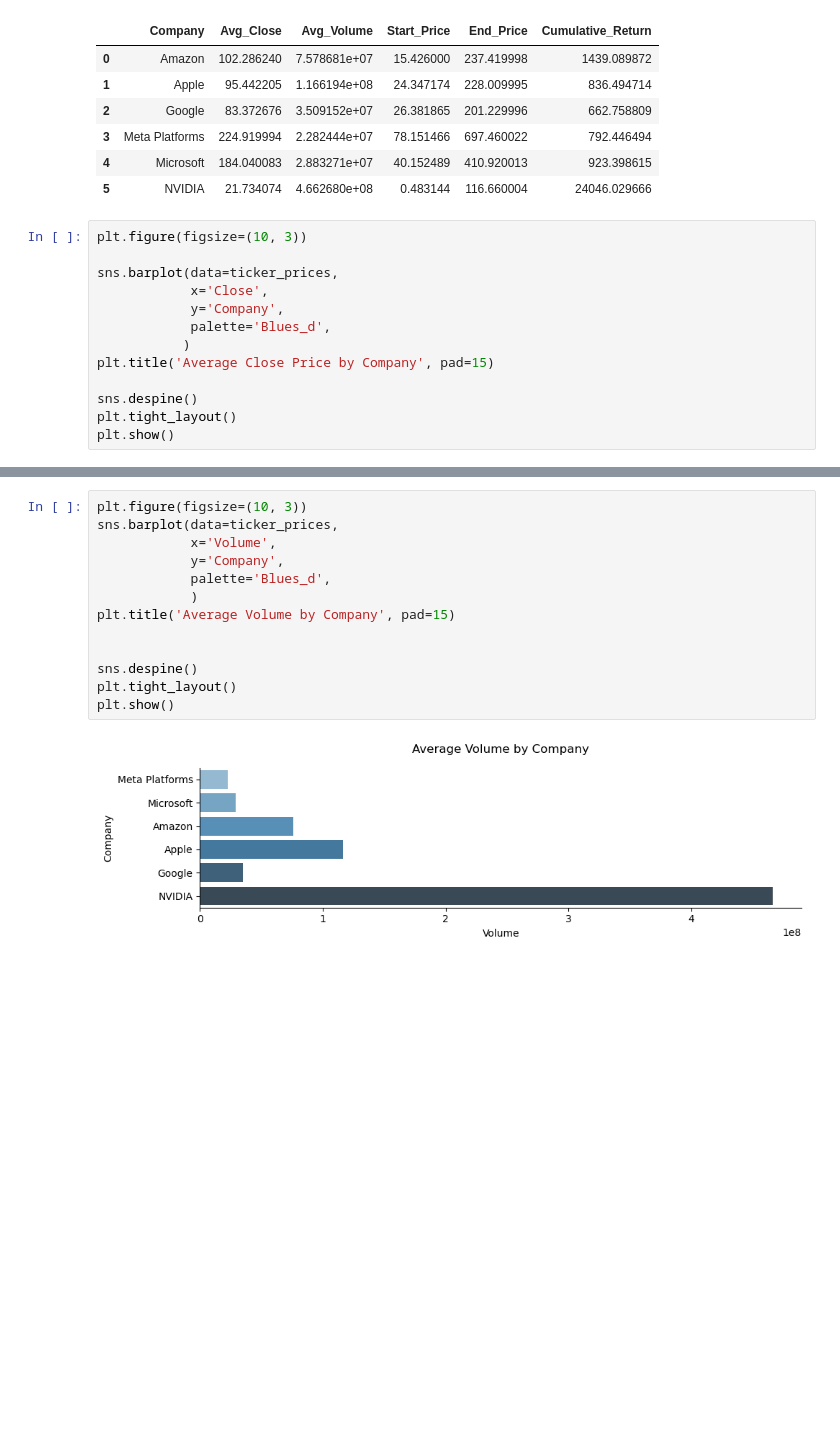
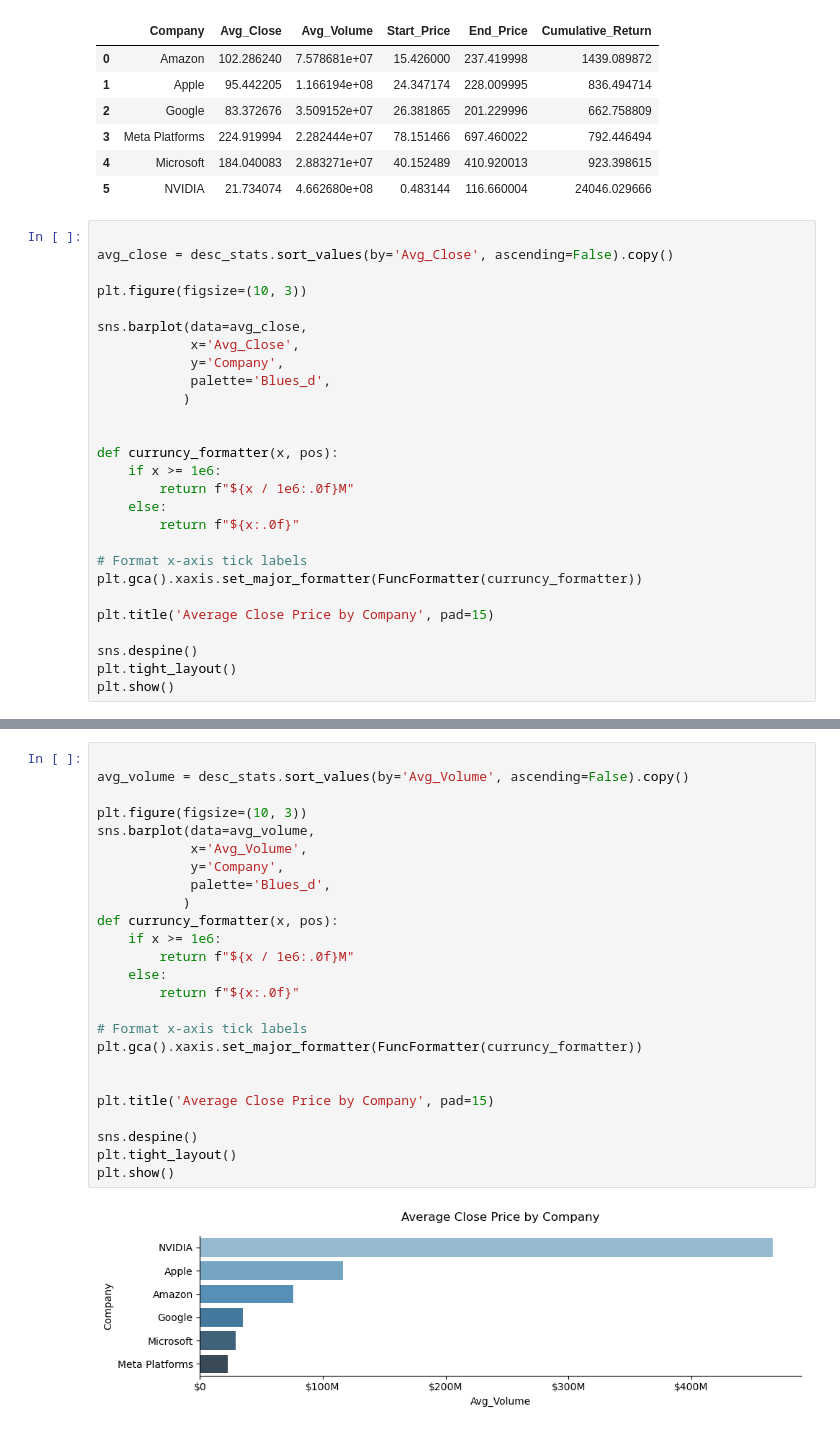
Before and after one commit to modyreturn/Stock-Market-Analysis, a Jupyter notebook: Stock_Analysis.ipynb, the cells around one changed output, grey strips where cells are left out. Saved outputs shown, nothing was run; the diff lists cells and outputs as text; blank space fills up the shorter version.

```diff
--- a/Stock_Analysis.ipynb
+++ b/Stock_Analysis.ipynb
@@ -147,13 +148,27 @@ desc_stats
 | 4 | Microsoft | 184.040083 | 2.883271e+07 | 40.152489 | 410.920013 | 923.398615 |
 | 5 | NVIDIA | 21.734074 | 4.662680e+08 | 0.483144 | 116.660004 | 24046.029666 |
 # %%
+
+avg_close = desc_stats.sort_values(by='Avg_Close', ascending=False).copy()
+
 plt.figure(figsize=(10, 3))
 
-sns.barplot(data=ticker_prices,
-            x='Close',
+sns.barplot(data=avg_close,
+            x='Avg_Close',
             y='Company',
             palette='Blues_d',
            )
+
+
+def curruncy_formatter(x, pos):
+    if x >= 1e6:
+        return f"${x / 1e6:.0f}M"
+    else:
+        return f"${x:.0f}"
+
+# Format x-axis tick labels
+plt.gca().xaxis.set_major_formatter(FuncFormatter(curruncy_formatter))
+
 plt.title('Average Close Price by Company', pad=15)
 
 sns.despine()
@@ -164,15 +179,27 @@ plt.show()
 # %%
+
+avg_volume = desc_stats.sort_values(by='Avg_Volume', ascending=False).copy()
+
 plt.figure(figsize=(10, 3))
-sns.barplot(data=ticker_prices,
-            x='Volume',
+sns.barplot(data=avg_volume,
+            x='Avg_Volume',
             y='Company',
             palette='Blues_d',
-            )
-plt.title('Average Volume by Company', pad=15)
+           )
+def curruncy_formatter(x, pos):
+    if x >= 1e6:
+        return f"${x / 1e6:.0f}M"
+    else:
+        return f"${x:.0f}"
 
+# Format x-axis tick labels
+plt.gca().xaxis.set_major_formatter(FuncFormatter(curruncy_formatter))
+
+
+plt.title('Average Close Price by Company', pad=15)
 
 sns.despine()
 plt.tight_layout()
 plt.show()
 # %% [output]
-[figure, old version]
+[figure, new version]
```
Also changed, not shown: parts of 3 cells of this notebook.
